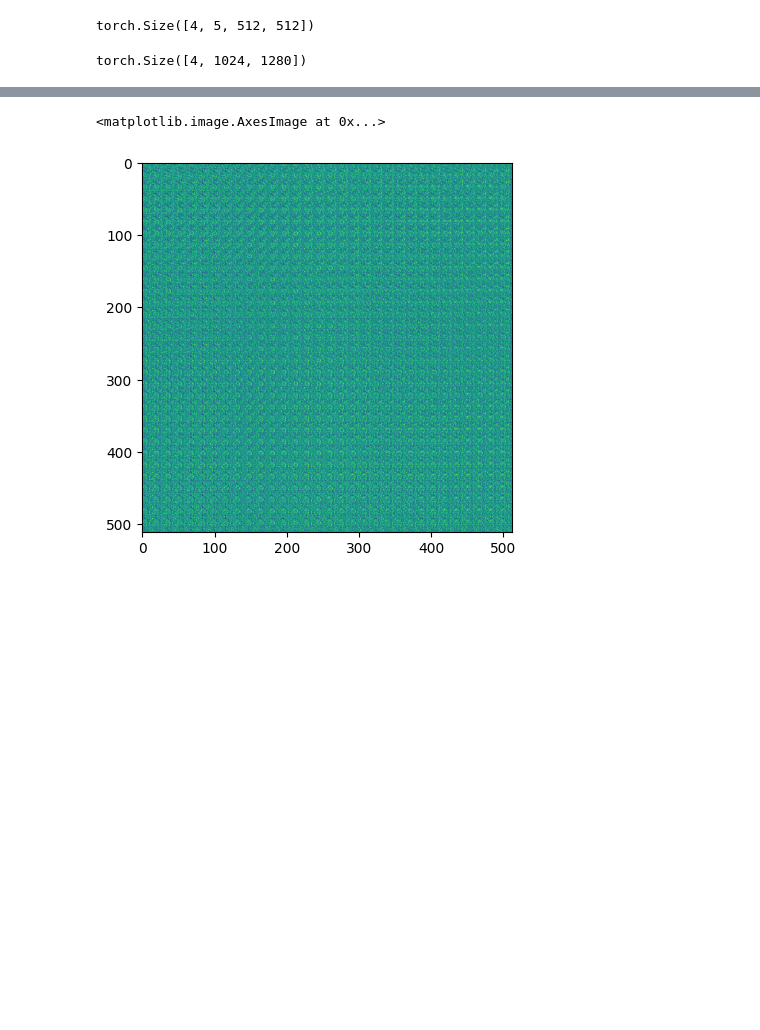
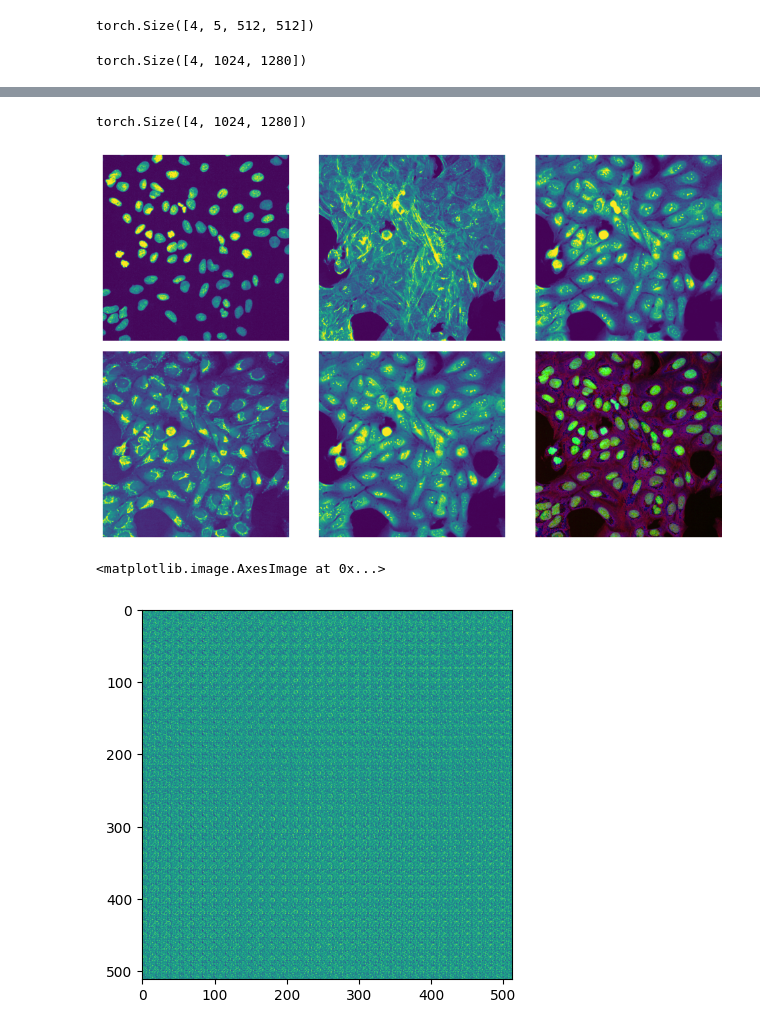
Before and after one commit to gwatkinson/jump_models, a Jupyter notebook: notebooks/6.0-gw-MAE.ipynb, the cells around one changed output, grey strips where cells are left out. Cells and saved outputs as stored; diff of their text form; code cells hidden in the pictures; blank space fills up the shorter version.

```diff
--- a/notebooks/6.0-gw-MAE.ipynb
+++ b/notebooks/6.0-gw-MAE.ipynb
@@ -373,0 +398,12 @@ ViTMAEForPreTrainingOutput(loss=tensor(1.2050, grad_fn=<DivBackward0>), logits=t
+# %%
+idx = 0
+
+real_image = b[idx]
+
+prediction = res.logits
+pred_image = model.unpatchify(prediction)[idx].detach()
+
+patches = model.patchify(b)
+masks = res.mask.unsqueeze(-1).expand_as(patches)
+masked_patches = patches * masks
+masked_images = model.unpatchify(masked_patches)[idx]
@@ -373,0 +438,4 @@ ViTMAEForPreTrainingOutput(loss=tensor(1.2050, grad_fn=<DivBackward0>), logits=t
+# %%
+patches.shape,
+# %% [output]
+torch.Size([4, 1024, 1280])
@@ -374,3 +444,7 @@ ViTMAEForPreTrainingOutput(loss=tensor(1.2050, grad_fn=<DivBackward0>), logits=t
+# %%
+plot_example(real_image);
+# %% [output]
+[figure, added]
 # %%
 predicted_images = model.unpatchify(res.logits)
 # %%
```
Also changed, not shown: parts of 13 cells of this notebook, 2 other files.
